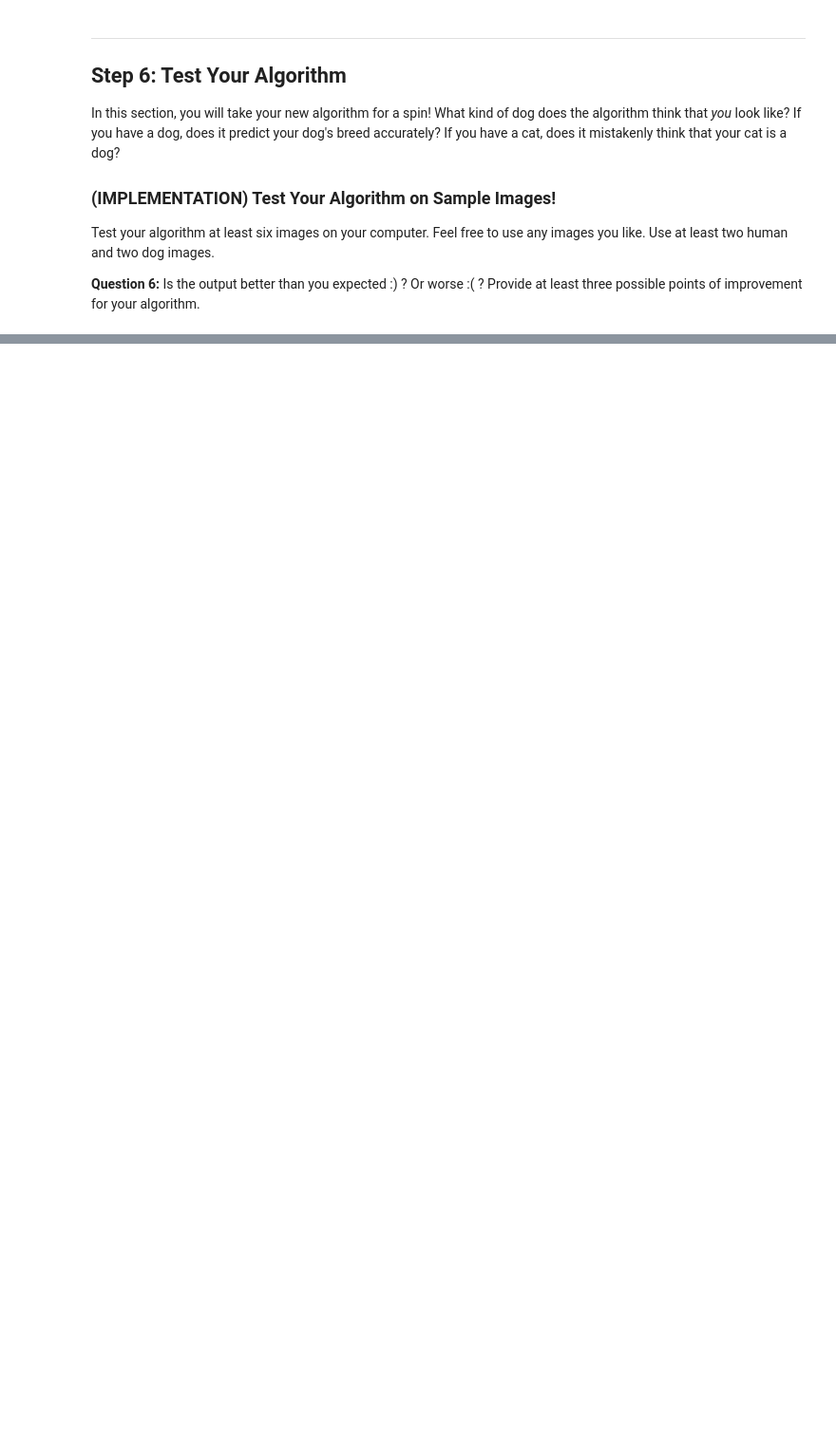
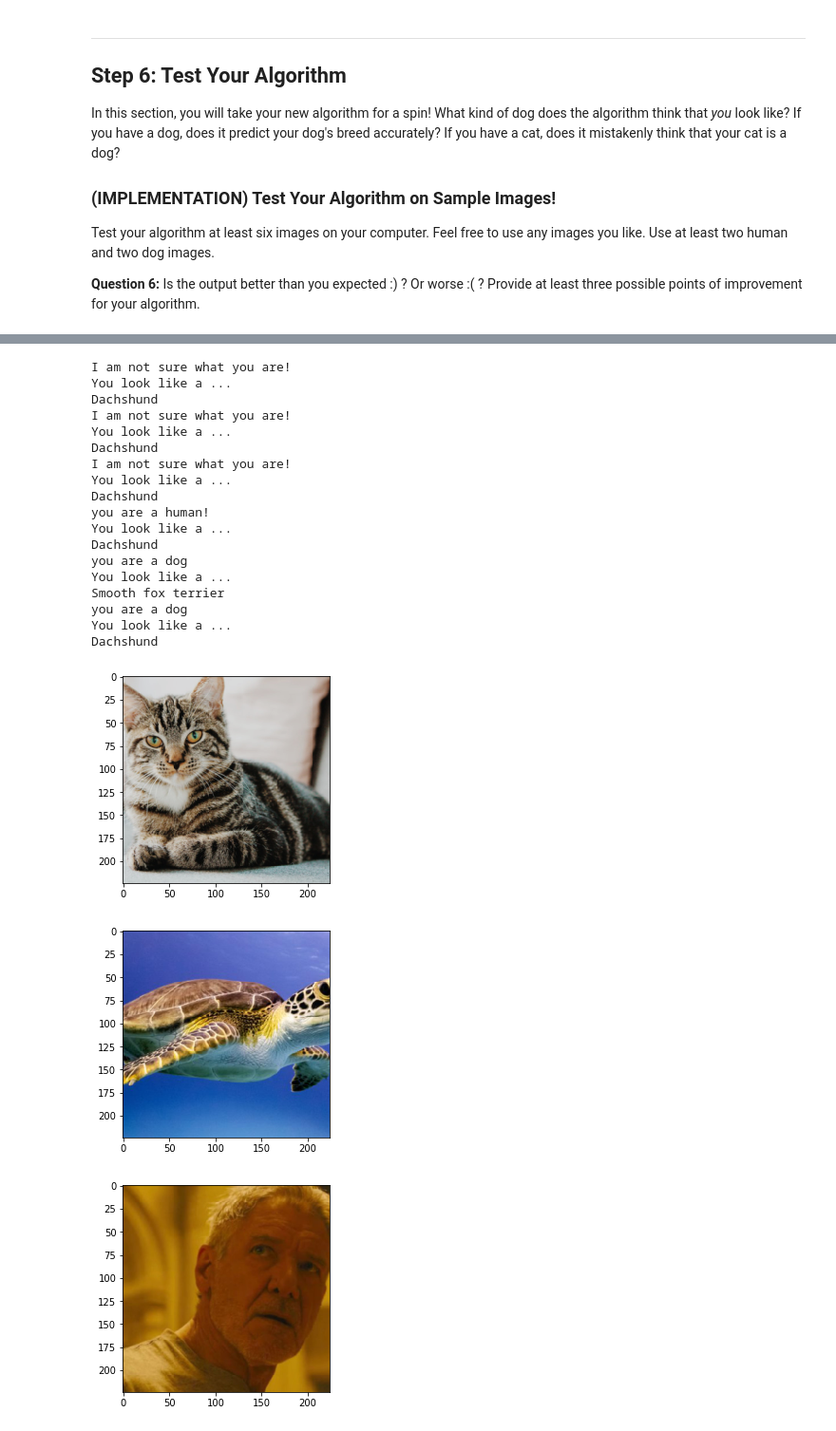
Before and after one commit to JonHasan/DeepLearning-Nanodegree, a Jupyter notebook: Unit2ConvolutionalNeuralNetworks/dog_app.ipynb, the cells around one changed output, grey strips where cells are left out. Shown at 95% size. Drawn from its saved outputs; the diff is of its cells as text; code cells hidden in the pictures; blank space fills up the shorter version.

```diff
--- a/Unit2ConvolutionalNeuralNetworks/dog_app.ipynb
+++ b/Unit2ConvolutionalNeuralNetworks/dog_app.ipynb
@@ -890,7 +892,7 @@ transforms1 = transforms.Compose([
                 transforms.Resize(256),
                 transforms.CenterCrop(224),
                 transforms.ToTensor(),
-                transforms.Normalize((0.5, 0.5, 0.5), (0.5, 0.5, 0.5))
+                transforms.Normalize((.485,.456,.406),(.229,.224,.225))
 ])
 
 transforms2 = transforms.Compose([transforms.RandomHorizontalFlip(45),
@@ -898,7 +900,7 @@ transforms2 = transforms.Compose([transforms.RandomHorizontalFlip(45),
     transforms.Resize(256),
      transforms.CenterCrop(224),
      transforms.ToTensor(),
-     transforms.Normalize((0.5, 0.5, 0.5), (0.5, 0.5, 0.5))
+     transforms.Normalize((.485,.456,.406),(.229,.224,.225))
      ])
 
 
@@ -1213,8 +1215,8 @@ Some sample output for our algorithm is provided below, but feel free to design
 
 def run_app(img_path):
     ## handle cases for a human face, dog, and neither
-    if face_detector(img_path) == True:
-        print("you are a human")
+    if dog_detector(img_path) == True:
+        print("you are a dog")
 
         x = process_image(img_path)
 
@@ -1222,17 +1224,21 @@ def run_app(img_path):
 
         imshow(x)
 
+
+
         print("You look like a ... ")
         print(predict_breed_transfer(img_path))
 
-    elif dog_detector(img_path) == True:
-        print("you are a dog!")
+    elif face_detector(img_path) == True:
+        print("you are a human!")
 
         x = process_image(img_path)
 
         x = torch.from_numpy(x).float()
 
         imshow(x)
+
+
 
         print("You look like a ... ")
 
@@ -1246,6 +1252,8 @@ def run_app(img_path):
 
         imshow(x)
 
+
+
         print("You look like a ... ")
 
         print(predict_breed_transfer(img_path))
@@ -1307,0 +1340,42 @@ Dachshund
+# %%
+x1 = "TestImages/cat.jpg"
+x2 = "TestImages/Turtle.jpg"
+x3 = 'TestImages/Human1.jpg'
+x4 = 'TestImages/Human2.jpg'
+x5 = 'TestImages/Dog1.jpg'
+x6 = 'TestImages/Dog2.jpg'
+
+
+run_app(x1)
+
+run_app(x2)
+
+run_app(x3)
+
+run_app(x4)
+
+run_app(x5)
+
+run_app(x6)
+# %% [output]
+I am not sure what you are!
+You look like a ...
+Dachshund
+I am not sure what you are!
+You look like a ...
+Dachshund
+I am not sure what you are!
+You look like a ...
+Dachshund
+you are a human!
+You look like a ...
+Dachshund
+you are a dog
+You look like a ...
+Smooth fox terrier
+you are a dog
+You look like a ...
+Dachshund
+[figure, added]
+[figure, added]
+[figure, added]
```
Also changed, not shown: parts of 7 cells of this notebook.
